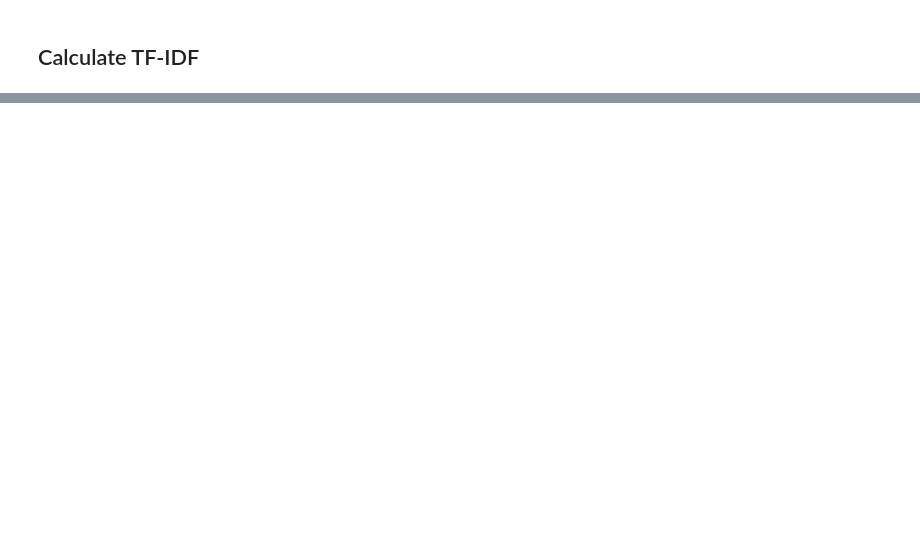
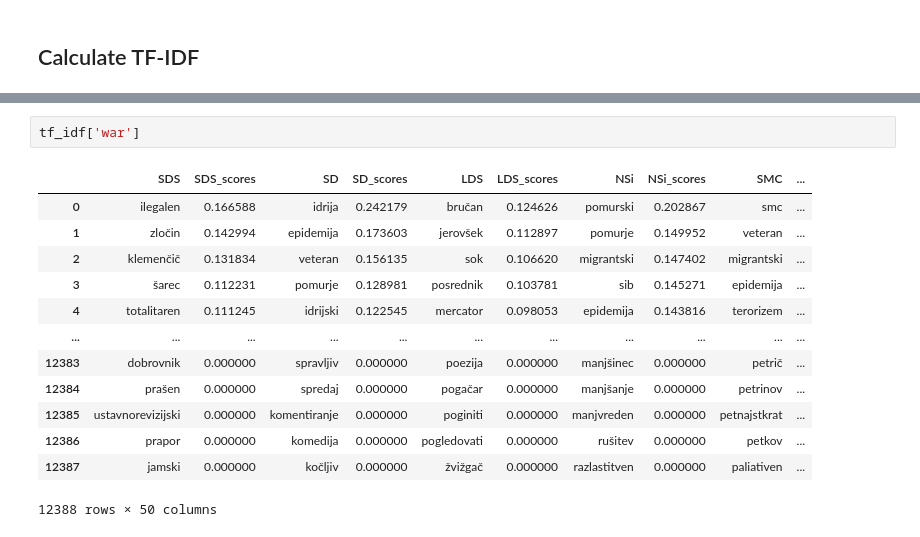
Before and after one commit to vidklopcic/dhh23, a Jupyter notebook: calculate_tf_idf_sklearn.ipynb, the cells around one changed output, grey strips where cells are left out. Drawn from its saved outputs; the diff is of its cells as text; blank space fills up the shorter version.

```diff
--- a/calculate_tf_idf_sklearn.ipynb
+++ b/calculate_tf_idf_sklearn.ipynb
@@ -184,0 +194,16 @@ tf_idf = pd.DataFrame(top_words)
+# %%
+tf_idf['war']
+# %% [output]
+|  | SDS | SDS_scores | SD | SD_scores | LDS | LDS_scores | NSi | NSi_scores | SMC | ... |
+| 0 | ilegalen | 0.166588 | idrija | 0.242179 | bručan | 0.124626 | pomurski | 0.202867 | smc | ... |
+| 1 | zločin | 0.142994 | epidemija | 0.173603 | jerovšek | 0.112897 | pomurje | 0.149952 | veteran | ... |
+| 2 | klemenčič | 0.131834 | veteran | 0.156135 | sok | 0.106620 | migrantski | 0.147402 | migrantski | ... |
+| 3 | šarec | 0.112231 | pomurje | 0.128981 | posrednik | 0.103781 | sib | 0.145271 | epidemija | ... |
+| 4 | totalitaren | 0.111245 | idrijski | 0.122545 | mercator | 0.098053 | epidemija | 0.143816 | terorizem | ... |
+| ... | ... | ... | ... | ... | ... | ... | ... | ... | ... | ... |
+| 12383 | dobrovnik | 0.000000 | spravljiv | 0.000000 | poezija | 0.000000 | manjšinec | 0.000000 | petrič | ... |
+| 12384 | prašen | 0.000000 | spredaj | 0.000000 | pogačar | 0.000000 | manjšanje | 0.000000 | petrinov | ... |
+| 12385 | ustavnorevizijski | 0.000000 | komentiranje | 0.000000 | poginiti | 0.000000 | manjvreden | 0.000000 | petnajstkrat | ... |
+| 12386 | prapor | 0.000000 | komedija | 0.000000 | pogledovati | 0.000000 | rušitev | 0.000000 | petkov | ... |
+| 12387 | jamski | 0.000000 | kočljiv | 0.000000 | žvižgač | 0.000000 | razlastitven | 0.000000 | paliativen | ... |
+12388 rows × 50 columns
```
Also changed, not shown: parts of 4 cells of this notebook, 2 other files.
